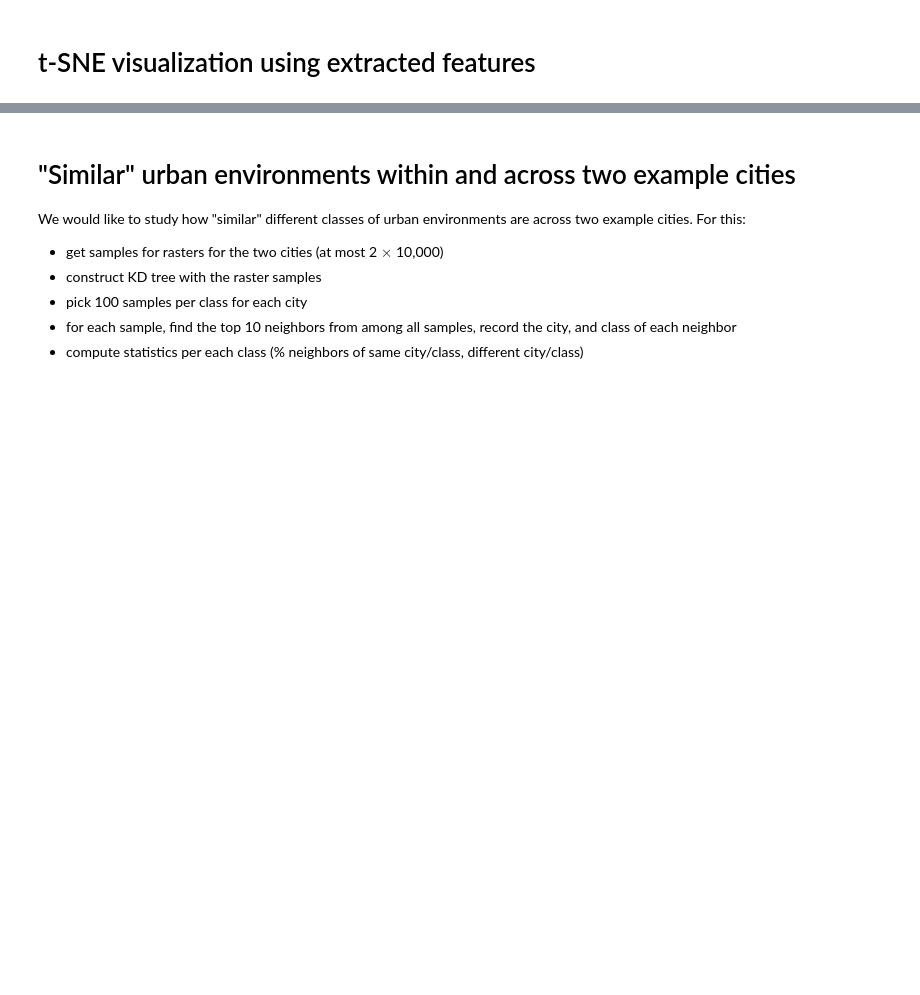
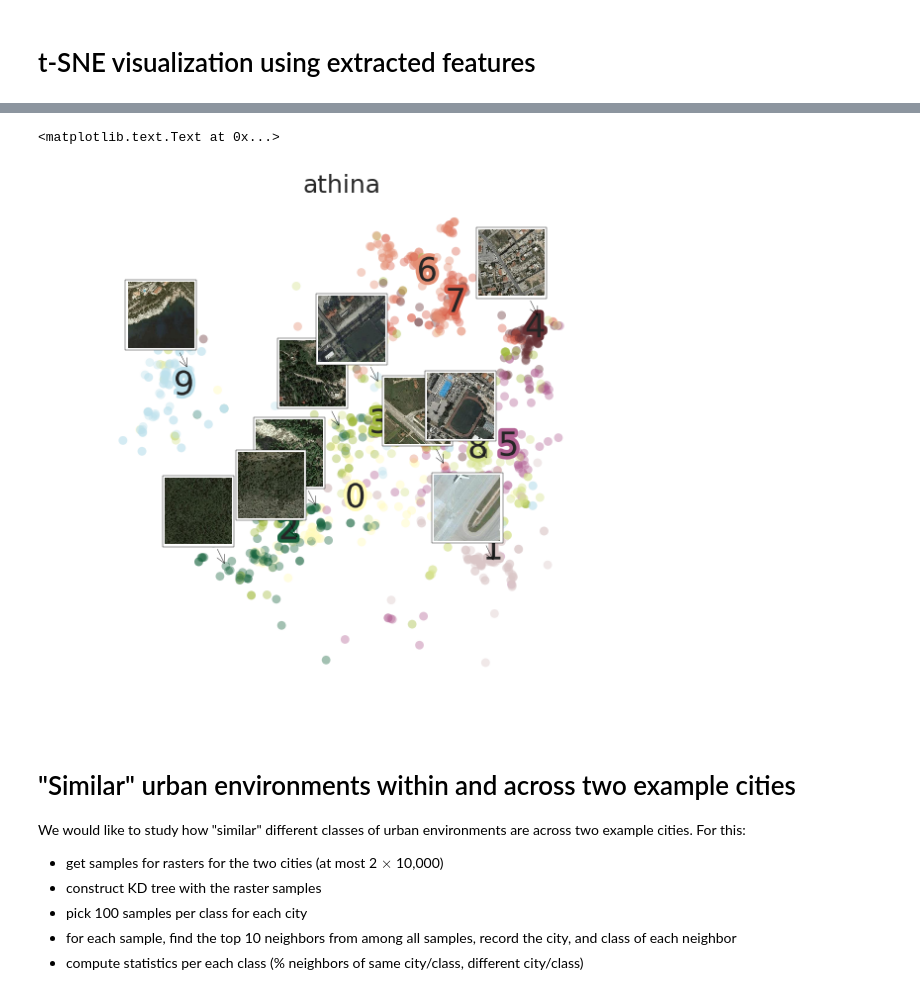
Before and after one commit to adrianalbert/urban-environments, a Jupyter notebook: land-use-classification/Similar images using CNN features.ipynb, the cells around one changed output, grey strips where cells are left out. Cells and saved outputs as stored; diff of their text form; code cells hidden in the pictures; blank space fills up the shorter version.

```diff
--- a/land-use-classification/Similar images using CNN features.ipynb
+++ b/land-use-classification/Similar images using CNN features.ipynb
@@ -315,0 +394,22 @@ labeled_scatterplot(feats_tsne, labels, palette=label_colors)
+# %%
+from matplotlib.patches import Circle
+from matplotlib.offsetbox import (TextArea, DrawingArea, OffsetImage,
+                                  AnnotationBbox)
+
+def plot_samples(locations, images, ax=None):
+    if ax is None:
+        fig, ax = plt.subplots(figsize=(6,4))
+
+    # Define a 1st position to annotate (display it with a marker)
+    for xy, arr_img in zip(locations, images):
+        imagebox = OffsetImage(arr_img, zoom=0.3)
+        imagebox.image.axes = ax
+
+        ab = AnnotationBbox(imagebox, xy,
+                            xybox=(-20, 40),
+                            xycoords='data',
+                            pad=0.1,
+                            boxcoords="offset points",
+                            arrowprops=dict(arrowstyle="->"))
+        ax.add_artist(ab)
+    return ax
@@ -316,3 +421,23 @@ labeled_scatterplot(feats_tsne, labels, palette=label_colors)
+# %%
+from skimage.io import imread
+
+city = "athina"
+idx = files_df['city']==city
+labels = files_df[idx]['class'].apply(lambda x: class2label[x])
+feats = feats_tsne[idx,:]
+filenames = files_df[idx]['filename'].values
+
+n_samples = 10
+idx_sel = np.random.choice(range(len(labels)), n_samples)
+locs = feats[idx_sel,:]
+images = [imread(f) for f in filenames[idx_sel]]
+
+ax = labeled_scatterplot(feats, labels, palette=label_colors, alpha=0.4, figsize=(6,6))
+plot_samples(locs, images, ax=ax)
+plt.title(city)
+# %% [output]
+<matplotlib.text.Text at 0x...>
+[figure, added]
 # %% [markdown]
 # "Similar" urban environments within and across two example cities
 
```
Also changed, not shown: parts of 59 cells of this notebook, 7 other files.
